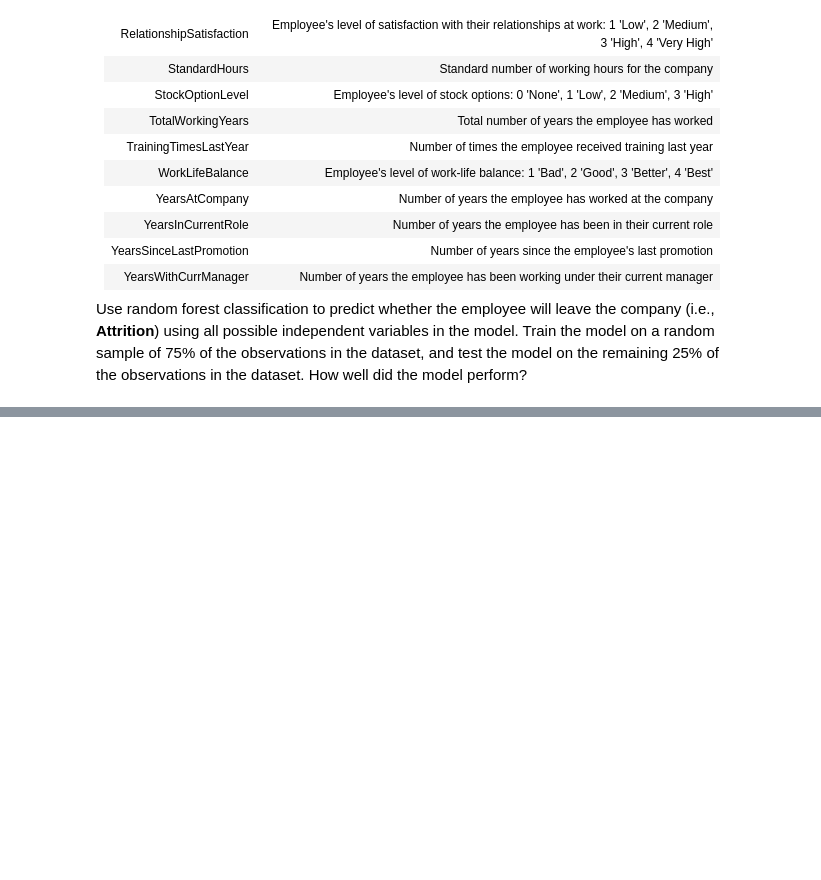
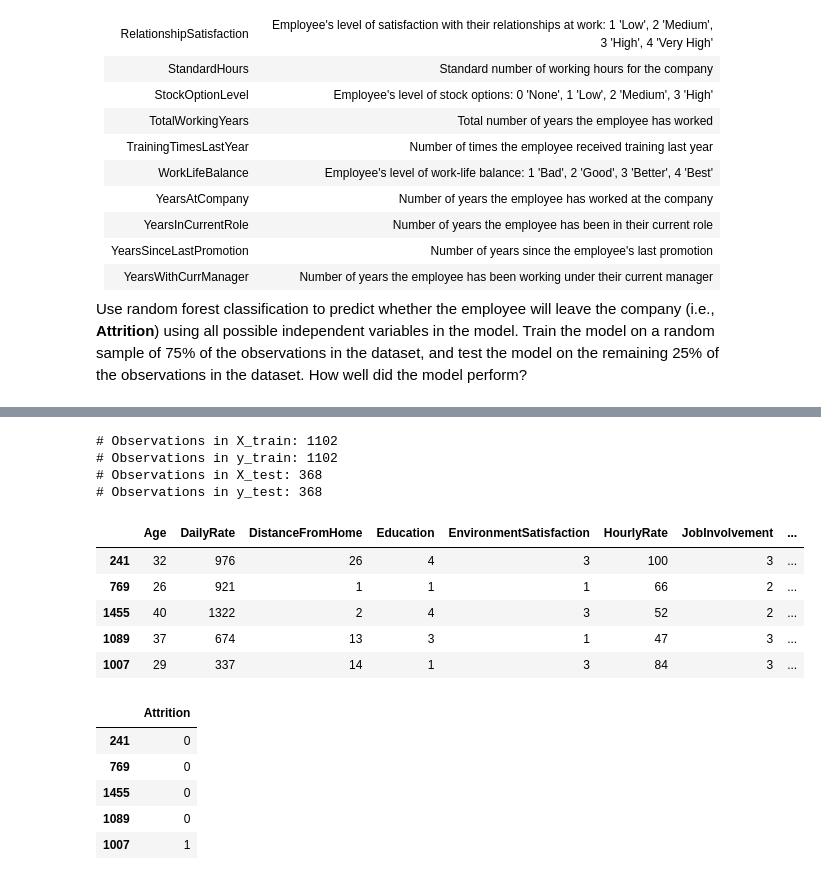
Before and after one commit to wiskim/study_books, a Jupyter notebook: 05_Programing_and_Data/Week_09/MFIN290_Random_Forest_Classification_Exercise.ipynb, the cells around one changed output, grey strips where cells are left out. Cells and saved outputs as stored; diff of their text form; code cells hidden in the pictures; blank space fills up the shorter version.

```diff
--- a/05_Programing_and_Data/Week_09/MFIN290_Random_Forest_Classification_Exercise.ipynb
+++ b/05_Programing_and_Data/Week_09/MFIN290_Random_Forest_Classification_Exercise.ipynb
@@ -62,31 +72,56 @@ pd.options.display.float_format = '{:,.3f}'.format
 # %%
 # Read in the data
 df = pd.read_csv('WA_Fn-UseC_-HR-Employee-Attrition.csv')
 
 # Notice that 'EmployeeCount' has all values equal to 1. Let's remove it.
 #del df['EmployeeCount']
 
 # Notice that 'StandardHours' has all values equal to 80. Let's remove it.
 #del df['StandardHours']
 
 # EmployeeNumber should have no relation with Attrition. Let's remove it.
 #del df['EmployeeNumber']
-
-df.drop(['EmployeeCount', 'StandardHours', 'EmployeeNumber'], axis=1, inplace=True)
+df.drop(columns=['EmployeeCount', 'StandardHours', 'EmployeeNumber'], axis=1, inplace=True)
 
 # Create an indicator variable equal to 1 if Attrition is 'Yes' and equal to 0 if Attrition is 'No'
-
+df['Attrition'] = np.where(df['Attrition'] == 'Yes', 1, 0)
 
 # Create dummy variables for categorical columns
-
+df = pd.get_dummies(df, columns=['BusinessTravel', 'Department', 'EducationField', 'Gender', 'JobRole', 'MaritalStatus', 'Over18', 'OverTime'], drop_first=True, dtype= int)
 
 # Create list of independent variables
 indep_vars = [x for x in df.columns if x not in ['Attrition', 'BusinessTravel', 'Department', 'EducationField', 'Gender', 'JobRole', 'MaritalStatus', 'Over18', 'OverTime']]
-print(indep_vars)
 
 # Create X and y DataFrames
-
+X = df[indep_vars].assign(_const=1)
+y = df[['Attrition']]
 
 # Split into training and testing sets
+X_train, X_test, y_train, y_test = train_test_split(X, y, test_size=0.25, random_state=123456, stratify=y)
+
+print(f'# Observations in X_train: {len(X_train)}')
+print(f'# Observations in y_train: {len(y_train)}')
+print(f'# Observations in X_test: {len(X_test)}')
+print(f'# Observations in y_test: {len(y_test)}')
+
+display(X_train.head())
+display(y_train.head())
+# %% [output]
+# Observations in X_train: 1102
+# Observations in y_train: 1102
+# Observations in X_test: 368
+# Observations in y_test: 368
+|  | Age | DailyRate | DistanceFromHome | Education | EnvironmentSatisfaction | HourlyRate | JobInvolvement | ... |
+| 241 | 32 | 976 | 26 | 4 | 3 | 100 | 3 | ... |
+| 769 | 26 | 921 | 1 | 1 | 1 | 66 | 2 | ... |
+| 1455 | 40 | 1322 | 2 | 4 | 3 | 52 | 2 | ... |
+| 1089 | 37 | 674 | 13 | 3 | 1 | 47 | 3 | ... |
+| 1007 | 29 | 337 | 14 | 1 | 3 | 84 | 3 | ... |
+|  | Attrition |
+| 241 | 0 |
+| 769 | 0 |
+| 1455 | 0 |
+| 1089 | 0 |
+| 1007 | 1 |
 # %%
 # Estimate the random forest classification model and create predictions in the out-of-sample testing set
```
Also changed, not shown: parts of 7 cells of this notebook.
